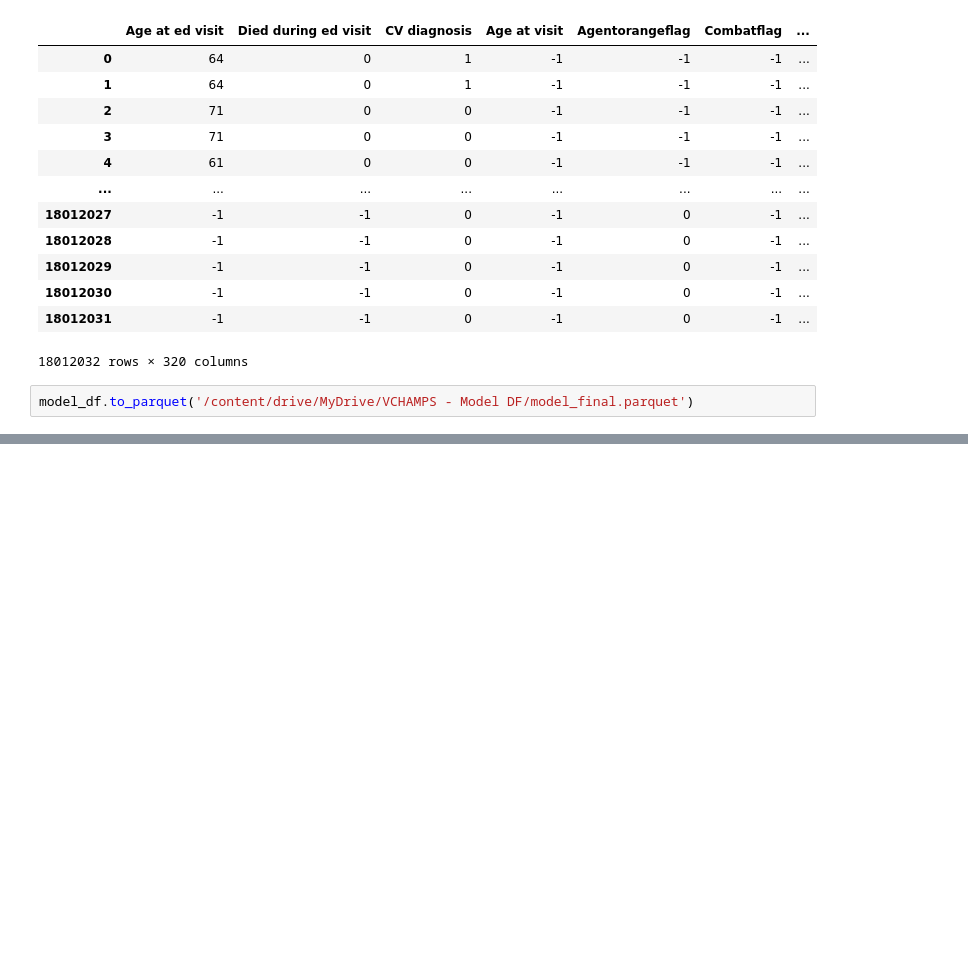
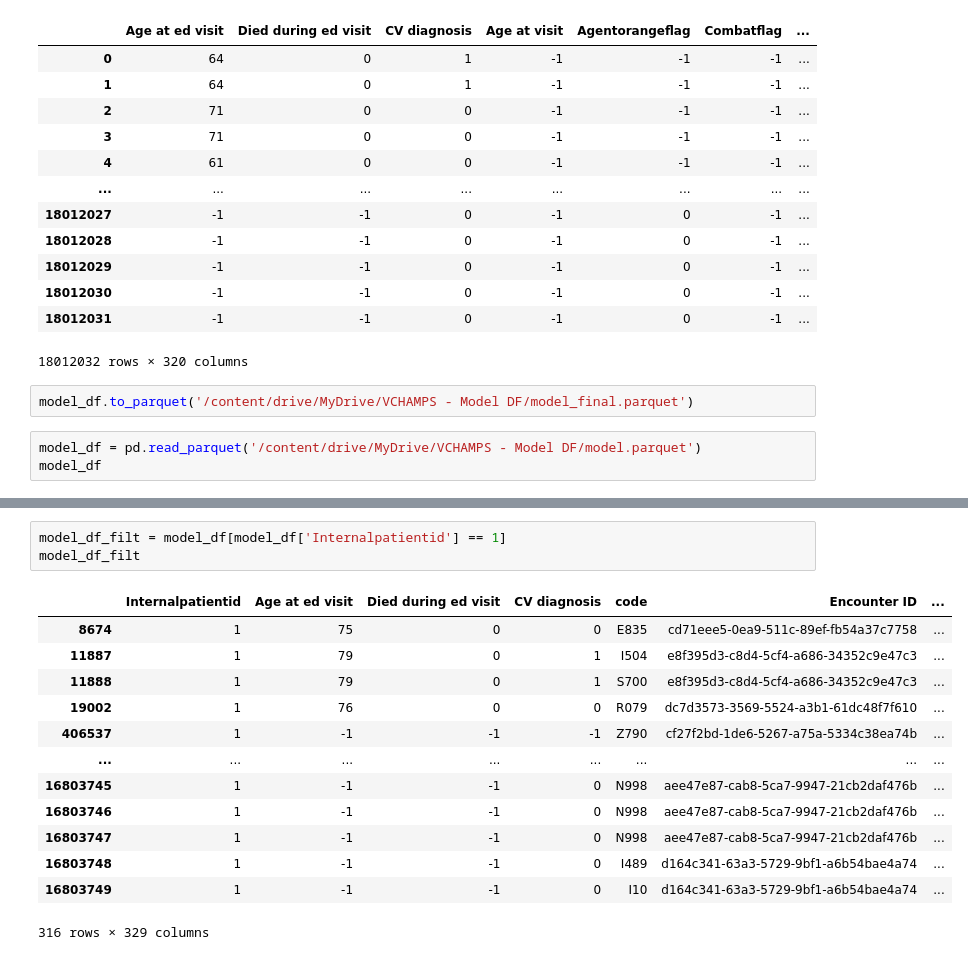
Before and after one commit to victormurcia/VCHAMPS, a Jupyter notebook: VCHAMPS_Model_Preparation.ipynb, the cells around one changed output, grey strips where cells are left out. Cells and saved outputs as stored; diff of their text form; blank space fills up the shorter version.

```diff
--- a/VCHAMPS_Model_Preparation.ipynb
+++ b/VCHAMPS_Model_Preparation.ipynb
@@ -1610,3 +1610,6 @@ model_df
 18012032 rows × 320 columns
 # %%
 model_df.to_parquet('/content/drive/MyDrive/VCHAMPS - Model DF/model_final.parquet')
+# %%
+model_df = pd.read_parquet('/content/drive/MyDrive/VCHAMPS - Model DF/model.parquet')
+model_df
@@ -1612,0 +1630,17 @@ model_df.to_parquet('/content/drive/MyDrive/VCHAMPS - Model DF/model_final.parqu
+# %%
+model_df_filt = model_df[model_df['Internalpatientid'] == 1]
+model_df_filt
+# %% [output]
+|  | Internalpatientid | Age at ed visit | Died during ed visit | CV diagnosis | code | Encounter ID | ... |
+| 8674 | 1 | 75 | 0 | 0 | E835 | cd71eee5-0ea9-511c-89ef-fb54a37c7758 | ... |
+| 11887 | 1 | 79 | 0 | 1 | I504 | e8f395d3-c8d4-5cf4-a686-34352c9e47c3 | ... |
+| 11888 | 1 | 79 | 0 | 1 | S700 | e8f395d3-c8d4-5cf4-a686-34352c9e47c3 | ... |
+| 19002 | 1 | 76 | 0 | 0 | R079 | dc7d3573-3569-5524-a3b1-61dc48f7f610 | ... |
+| 406537 | 1 | -1 | -1 | -1 | Z790 | cf27f2bd-1de6-5267-a75a-5334c38ea74b | ... |
+| ... | ... | ... | ... | ... | ... | ... | ... |
+| 16803745 | 1 | -1 | -1 | 0 | N998 | aee47e87-cab8-5ca7-9947-21cb2daf476b | ... |
+| 16803746 | 1 | -1 | -1 | 0 | N998 | aee47e87-cab8-5ca7-9947-21cb2daf476b | ... |
+| 16803747 | 1 | -1 | -1 | 0 | N998 | aee47e87-cab8-5ca7-9947-21cb2daf476b | ... |
+| 16803748 | 1 | -1 | -1 | 0 | I489 | d164c341-63a3-5729-9bf1-a6b54bae4a74 | ... |
+| 16803749 | 1 | -1 | -1 | 0 | I10 | d164c341-63a3-5729-9bf1-a6b54bae4a74 | ... |
+316 rows × 329 columns
```
Also changed, not shown: parts of 12 cells of this notebook.
